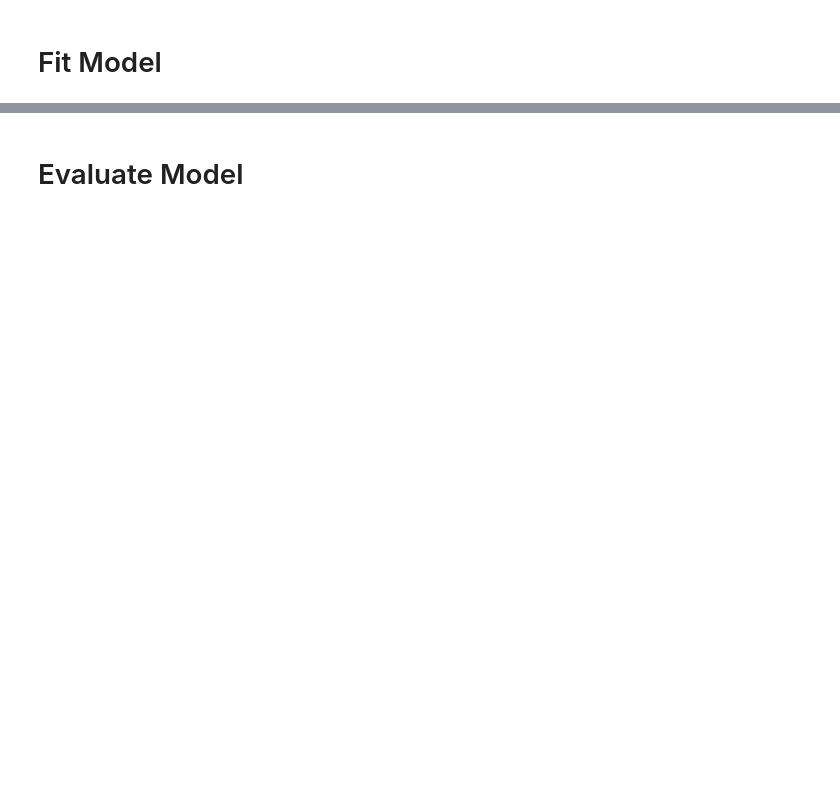
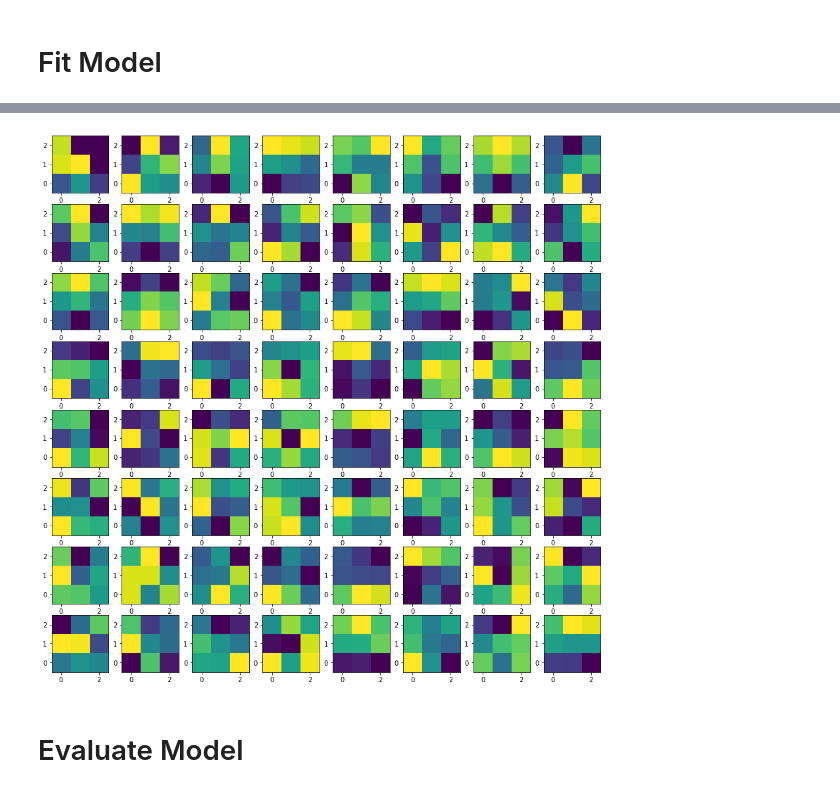
Before and after one commit to rabitt/ismir2017-deepsalience, a Jupyter notebook: notebooks/train_network.ipynb, the cells around one changed output, grey strips where cells are left out. Saved outputs shown, nothing was run; the diff lists cells and outputs as text; code cells hidden in the pictures; blank space fills up the shorter version.

```diff
--- a/notebooks/train_network.ipynb
+++ b/notebooks/train_network.ipynb
@@ -272,11 +293,2 @@ temp_generator = patch_generator(dat.train_files[0], dat.input_patch_size, dat.o
 # %% [markdown]
 # Fit Model
-# %%
-samples_per_epoch = 1024 * 10
-nb_epochs = 10
-nb_val_samples = 1024
-
-history = model.fit_generator(
-    train_generator.tuples('X', 'Y'), samples_per_epoch, epochs=nb_epochs, verbose=1#,
-    #validation_data=validation_generator, validation_steps=nb_val_samples
-)
@@ -305,12 +435,14 @@ ValueError: output of generator should be a tuple `(x, y, sample_weight)` or `(x
 # %%
 # plot filters
-conv_layer = model.get_layer(name='bendy')
+conv_layer = model.get_layer(name='smoothy1')
 weights = conv_layer.get_weights()
 weight_array = weights[0]
 plt.figure(figsize=(15, 15))
 for i in range(64):
     plt.subplot(8, 8, i+1)
     plt.imshow(weight_array[:, :, 0, i], origin='lower')
     plt.axis('square')
 
 plt.show()
+# %% [output]
+[figure, added]
```
Also changed, not shown: parts of 27 cells of this notebook, 5 other files.
